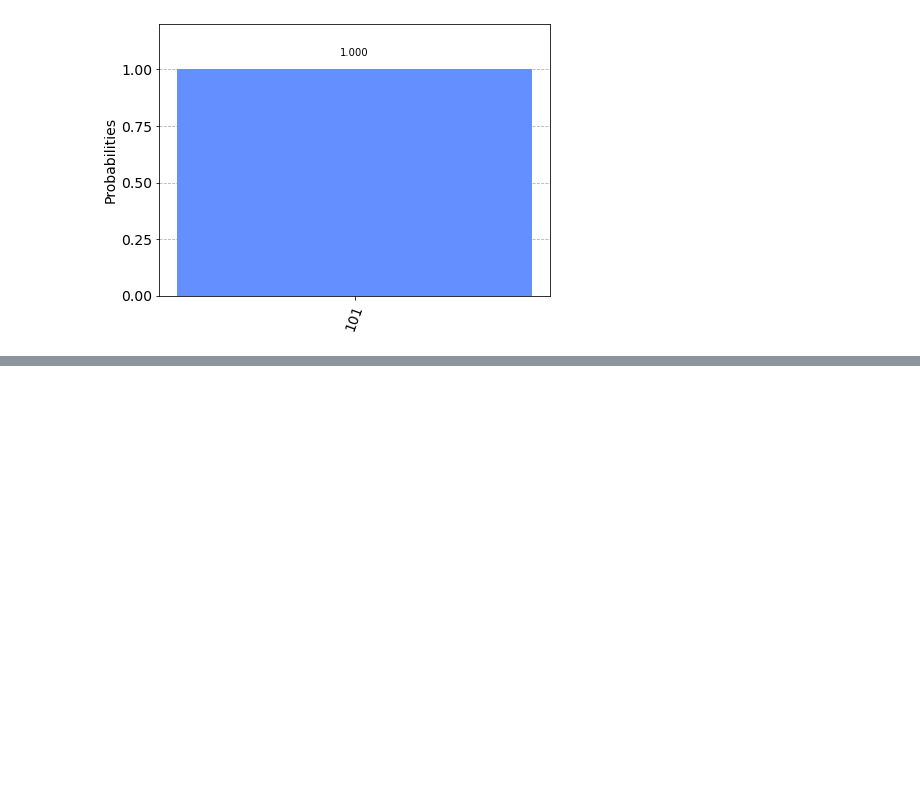
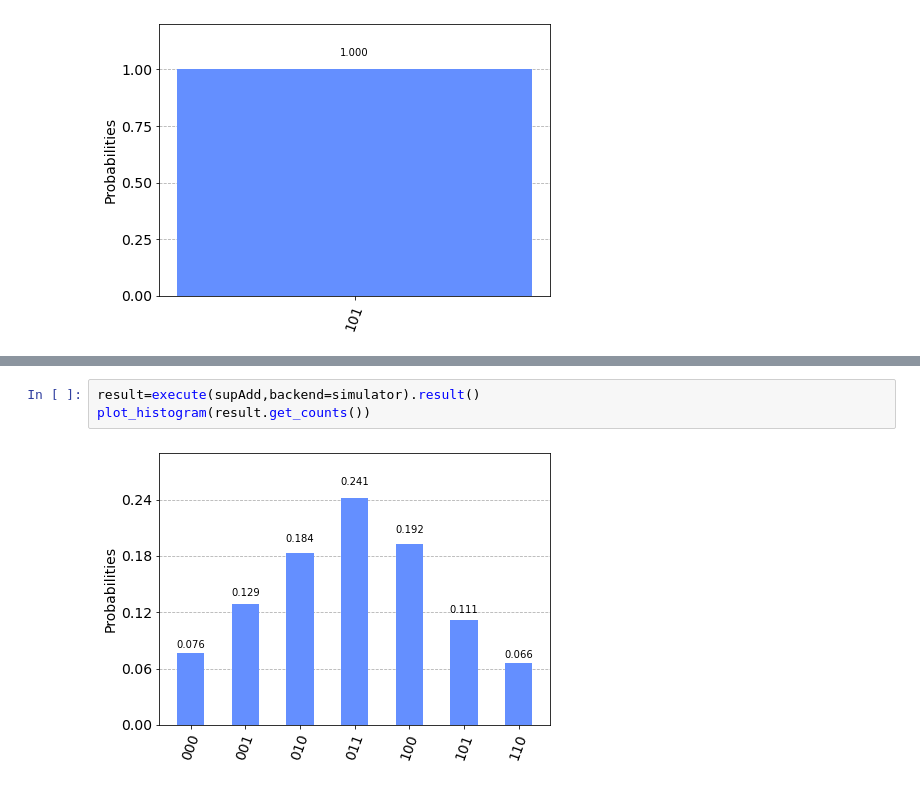
Before and after one commit to t11s/qiskit_full_adder, a Jupyter notebook: full adder.ipynb, the cells around one changed output, grey strips where cells are left out. Cells and saved outputs as stored; diff of their text form; blank space fills up the shorter version.

```diff
--- a/full adder.ipynb
+++ b/full adder.ipynb
@@ -94,0 +78,5 @@ plot_histogram(result.get_counts())
+# %%
+result=execute(supAdd,backend=simulator).result()
+plot_histogram(result.get_counts())
+# %% [output]
+[figure, added]
```
Also changed, not shown: parts of 9 cells of this notebook.
